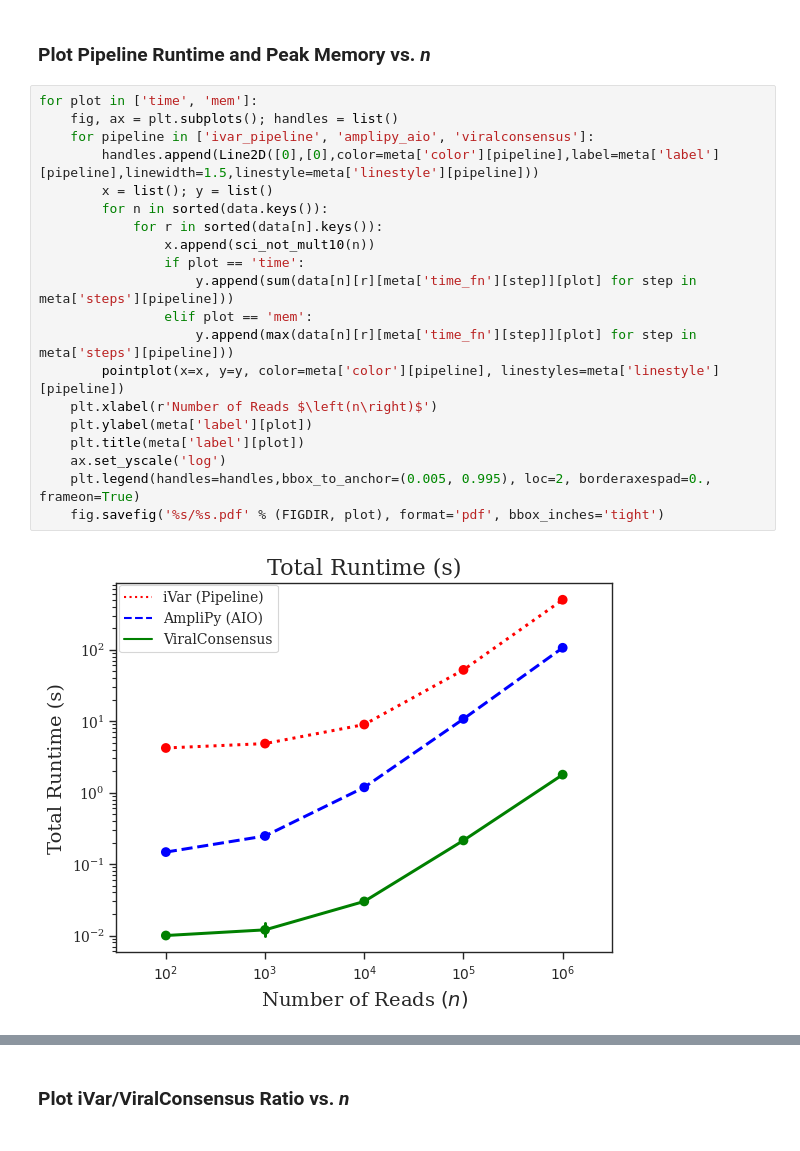
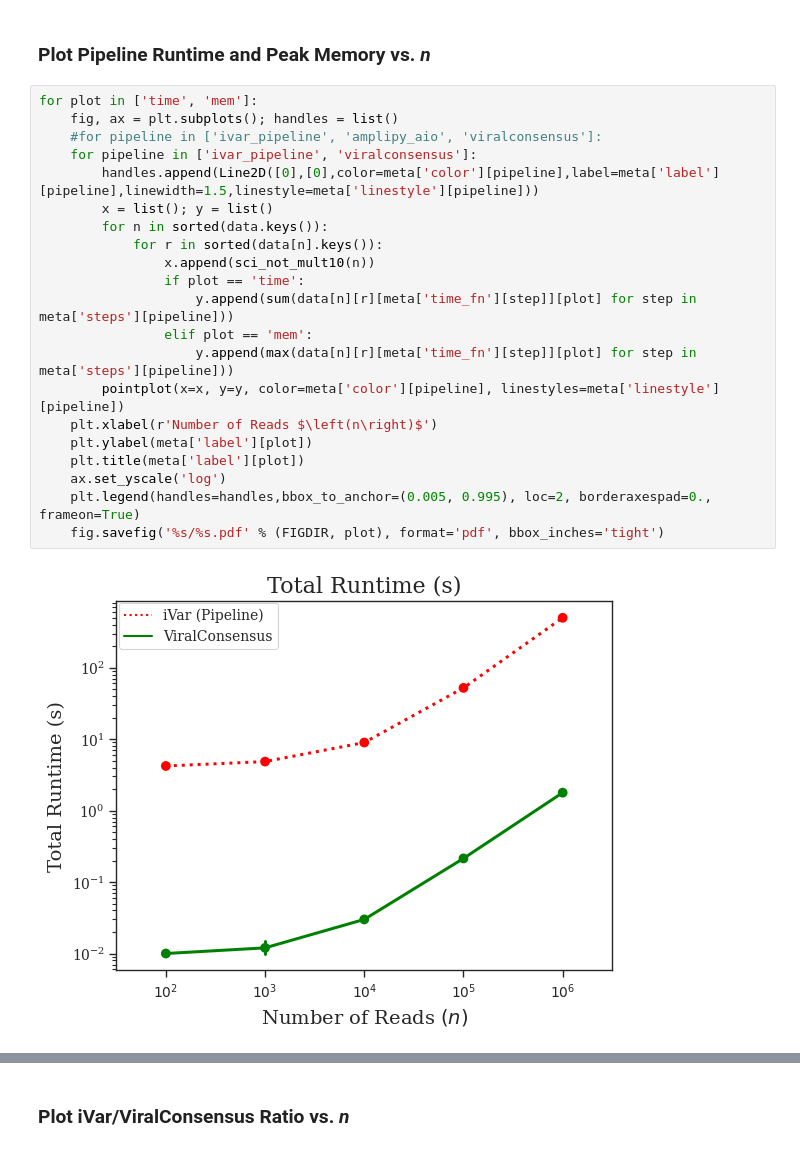
Before and after one commit to niemasd/ViralConsensus-Paper, a Jupyter notebook: scripts/Figures.ipynb, the cells around one changed output, grey strips where cells are left out. Drawn from its saved outputs; the diff is of its cells as text.

Commit message:
Updated figures

```diff
--- a/scripts/Figures.ipynb
+++ b/scripts/Figures.ipynb
@@ -112,22 +112,23 @@ for z_fn in glob('%s/n*/n*.r*.zip' % DATADIR):
 # %%
 for plot in ['time', 'mem']:
     fig, ax = plt.subplots(); handles = list()
-    for pipeline in ['ivar_pipeline', 'amplipy_aio', 'viralconsensus']:
+    #for pipeline in ['ivar_pipeline', 'amplipy_aio', 'viralconsensus']:
+    for pipeline in ['ivar_pipeline', 'viralconsensus']:
         handles.append(Line2D([0],[0],color=meta['color'][pipeline],label=meta['label'][pipeline],linewidth=1.5,linestyle=meta['linestyle'][pipeline]))
         x = list(); y = list()
         for n in sorted(data.keys()):
             for r in sorted(data[n].keys()):
                 x.append(sci_not_mult10(n))
                 if plot == 'time':
                     y.append(sum(data[n][r][meta['time_fn'][step]][plot] for step in meta['steps'][pipeline]))
                 elif plot == 'mem':
                     y.append(max(data[n][r][meta['time_fn'][step]][plot] for step in meta['steps'][pipeline]))
         pointplot(x=x, y=y, color=meta['color'][pipeline], linestyles=meta['linestyle'][pipeline])
     plt.xlabel(r'Number of Reads $\left(n\right)$')
     plt.ylabel(meta['label'][plot])
     plt.title(meta['label'][plot])
     ax.set_yscale('log')
     plt.legend(handles=handles,bbox_to_anchor=(0.005, 0.995), loc=2, borderaxespad=0., frameon=True)
     fig.savefig('%s/%s.pdf' % (FIGDIR, plot), format='pdf', bbox_inches='tight')
 # %% [output]
-[figure, old version]
+[figure, new version]
```
Also changed, not shown: parts of 1 cell of this notebook, 5 other files.
